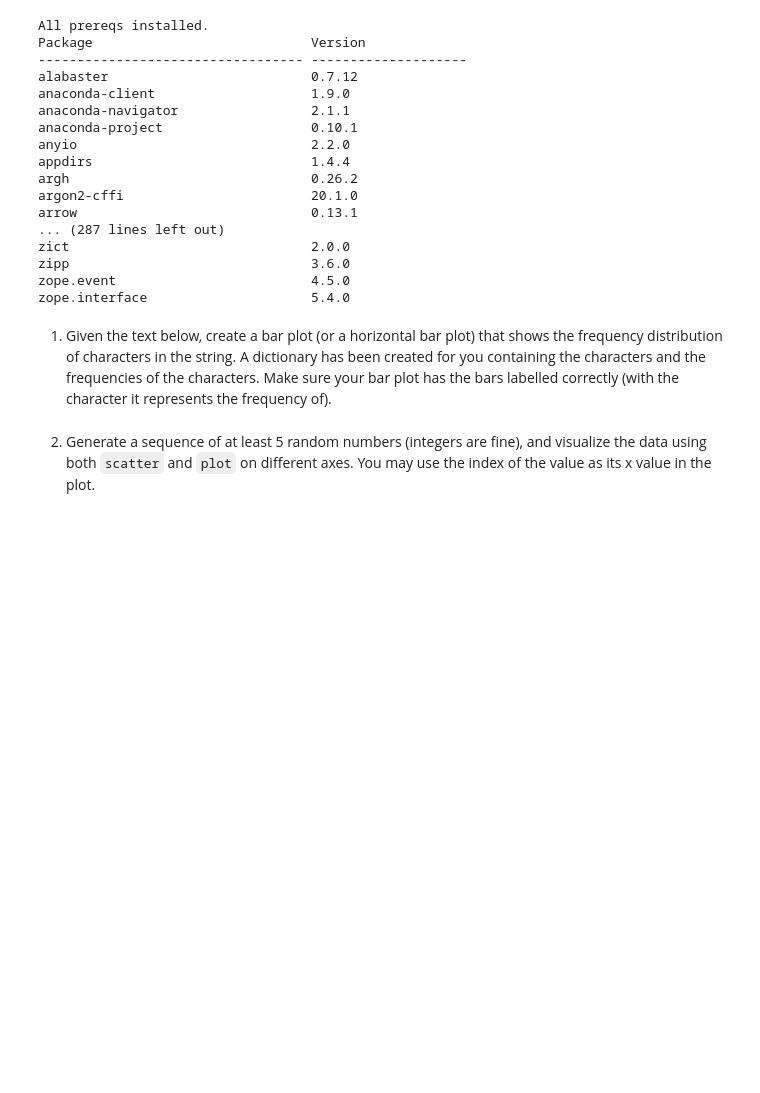
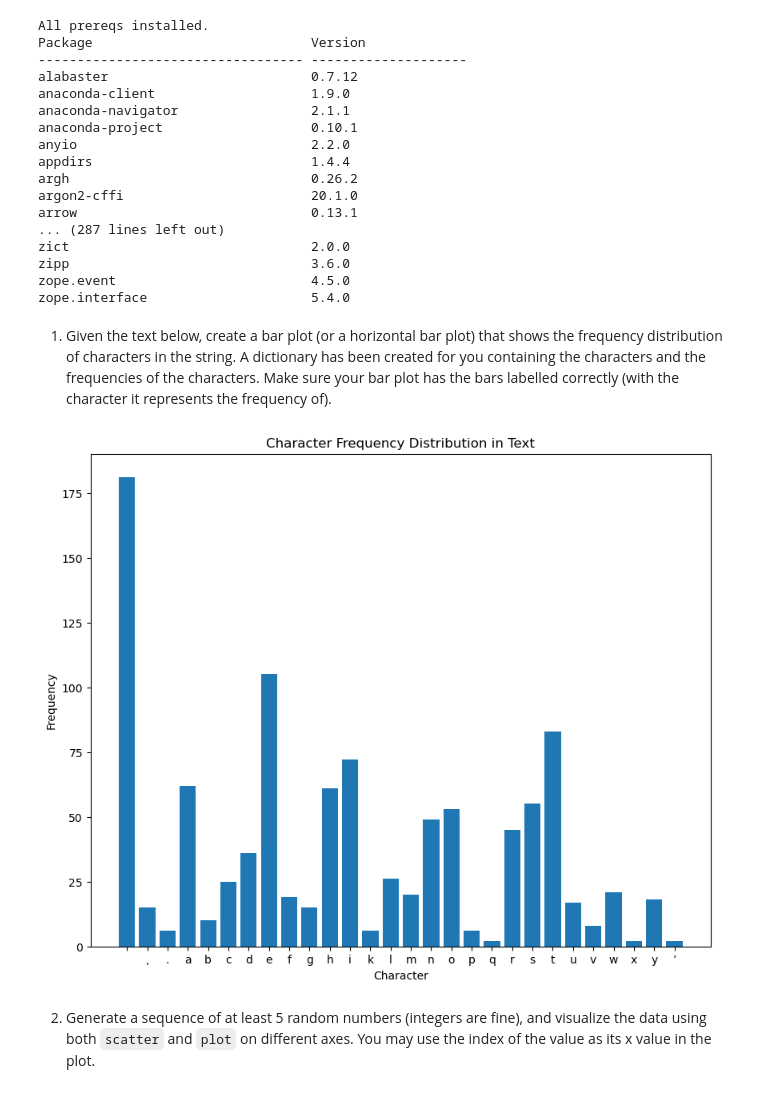
Before and after one commit to jrandl/pyplot, a Jupyter notebook: pyplot.ipynb, the cells around one changed output. Cells and saved outputs as stored; diff of their text form; code cells hidden in the pictures; blank space fills up the shorter version.

```diff
--- a/pyplot.ipynb
+++ b/pyplot.ipynb
@@ -53,9 +53,27 @@ Make sure your bar plot has the bars labelled correctly (with the character it r
 # %%
 from collections import Counter
 TEXT = "At three o’clock precisely I was at Baker Street, but Holmes had not yet returned. The landlady informed me that he had left the house shortly after eight o’clock in the morning. I sat down beside the fire, however, with the intention of awaiting him, however long he might be. I was already deeply interested in his inquiry, for, though it was surrounded by none of the grim and strange features which were associated with the two crimes which I have already recorded, still, the nature of the case and the exalted station of his client gave it a character of its own. Indeed, apart from the nature of the investigation which my friend had on hand, there was something in his masterly grasp of a situation, and his keen, incisive reasoning, which made it a pleasure to me to study his system of work, and to follow the quick, subtle methods by which he disentangled the most inextricable mysteries. So accustomed was I to his invariable success that the very possibility of his failing had ceased to enter into my head.".lower()
 letter_freq = dict(Counter(TEXT))
 
 # make a bar plot with an appropriate title, correct xtick labels, and labeled axes
+import matplotlib.pyplot as plt
+
+lists = sorted(letter_freq.items())
+
+x, y = zip(*lists)
+
+fig, ax = plt.subplots(figsize=(10, 8))
+
+ax.bar(x, y)
+
+# Adding labels and title
+ax.set_xlabel("Character")
+ax.set_ylabel("Frequency")
+ax.set_title("Character Frequency Distribution in Text")
+
+plt.show()
+# %% [output]
+[figure, added]
 # %% [markdown]
 2. Generate a sequence of at least 5 random numbers (integers are fine), and visualize the data using both `scatter` and `plot` on different axes.  You may use the index of the value as its x value in the plot.
 # %% [markdown]
```
